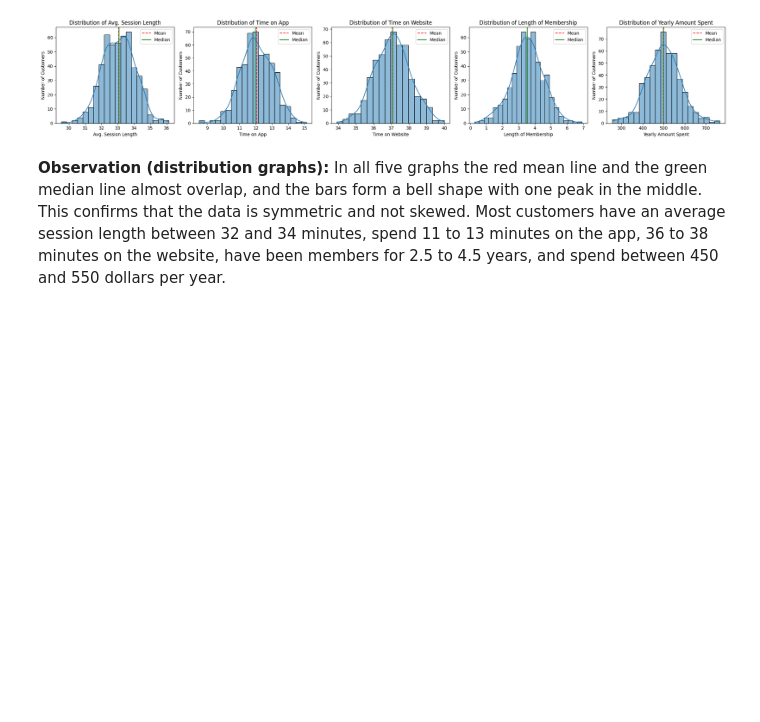
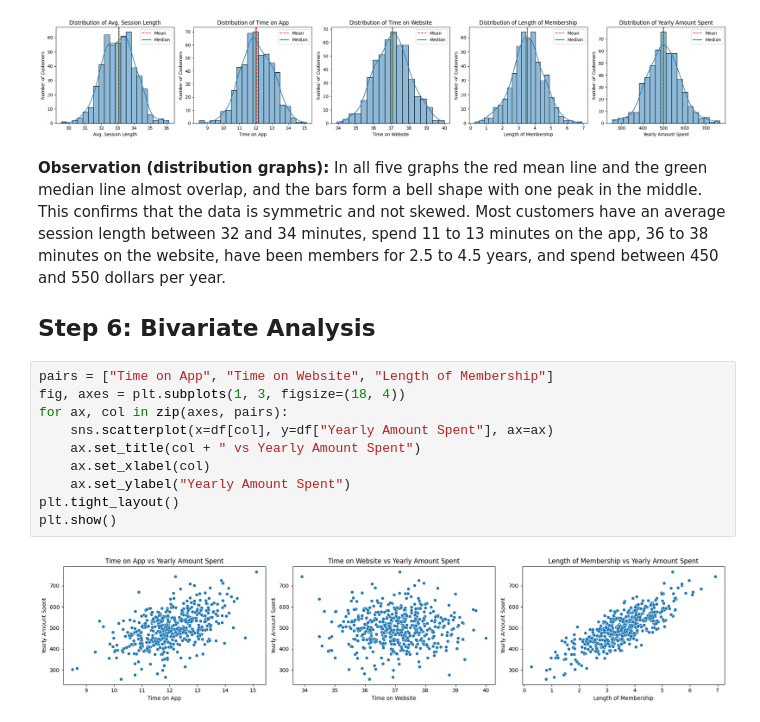
Before and after one commit to syeda-bisma05/ecommerce-customer-eda, a Jupyter notebook: ecommerce_analysis.ipynb, the cells around one changed output. Cells and saved outputs as stored; diff of their text form; blank space fills up the shorter version.

Commit message:
Add bivariate analysis.

```diff
--- a/ecommerce_analysis.ipynb
+++ b/ecommerce_analysis.ipynb
@@ -216,3 +216,16 @@ plt.show()
 [figure]
 # %% [markdown]
 **Observation (distribution graphs):** In all five graphs the red mean line and the green median line almost overlap, and the bars form a bell shape with one peak in the middle. This confirms that the data is symmetric and not skewed. Most customers have an average session length between 32 and 34 minutes, spend 11 to 13 minutes on the app, 36 to 38 minutes on the website, have been members for 2.5 to 4.5 years, and spend between 450 and 550 dollars per year.
+## Step 6: Bivariate Analysis
+# %%
+pairs = ["Time on App", "Time on Website", "Length of Membership"]
+fig, axes = plt.subplots(1, 3, figsize=(18, 4))
+for ax, col in zip(axes, pairs):
+    sns.scatterplot(x=df[col], y=df["Yearly Amount Spent"], ax=ax)
+    ax.set_title(col + " vs Yearly Amount Spent")
+    ax.set_xlabel(col)
+    ax.set_ylabel("Yearly Amount Spent")
+plt.tight_layout()
+plt.show()
+# %% [output]
+[figure, added]
```
Also changed, not shown: parts of 4 cells of this notebook.
